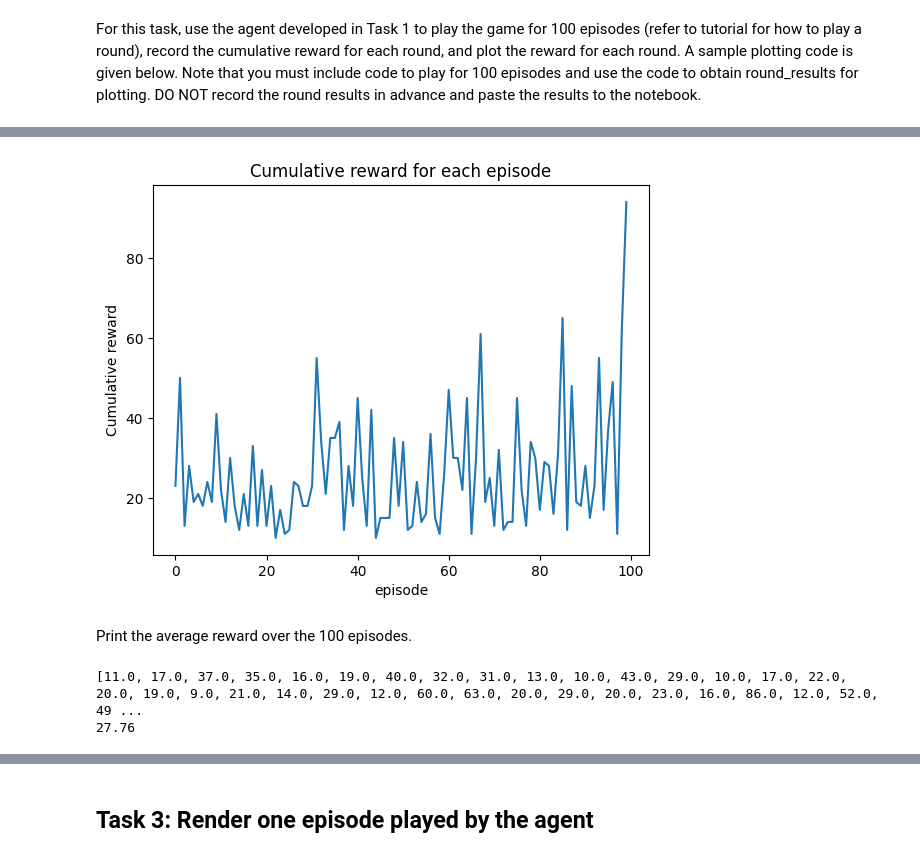
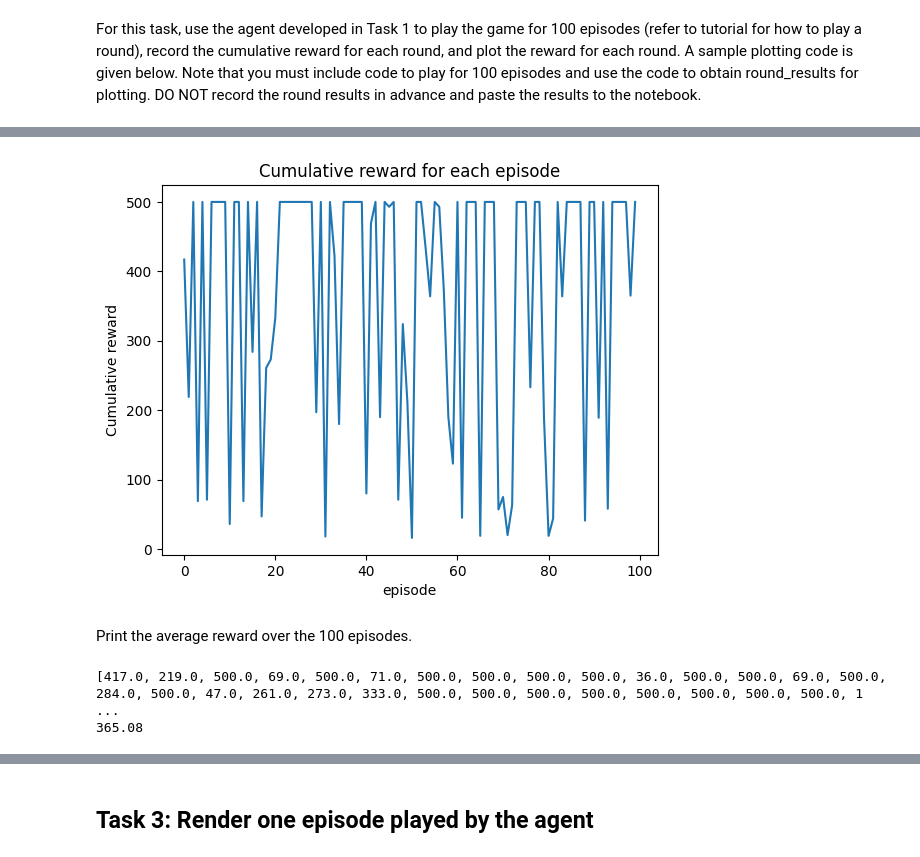
Before and after one commit to ijethmal/SC3000, a Jupyter notebook: cartpole.ipynb, the cells around one changed output, grey strips where cells are left out. Cells and saved outputs as stored; diff of their text form; code cells hidden in the pictures.

```diff
--- a/cartpole.ipynb
+++ b/cartpole.ipynb
@@ -91,7 +81,2 @@ Initial observations: [ 0.02672321 -0.01521677  0.04486221  0.01215099]
 # %% [markdown]
 For the CartPole environment, there are two possible actions: 0 for pushing to the left and 1 for pushing to the right. For example, we can push the cart to the left using code below, which returns the new observation, the current reward, an indicator of whether the game ends, and some additional information (not used in this project). For CartPole, the game ends when the pole is significantly tilted or you manage to balance the pole for 500 steps. You get exactly 1 reward for each step before the game ends (i.e., max cumulative reward is 500).
-# %%
-observation, reward, done, info = env.step(0)
-print("New observations after choosing action 0:", observation)
-print("Reward for this step:", reward)
-print("Is this round done?", done)
@@ -102,10 +83,2 @@ Is this round done? False
 # %% [markdown]
 Now we can play a full round of the game using a naive strategy (always choosing action 0), and show the cumulative reward in the round. Note that reward returned by env.step(*) corresponds to the reward for current step. So we have to accumulate the reward for each step. Clearly, the naive strategy performs poorly by surviving only a dozen of steps.
-# %%
-observation = env.reset()
-cumulative_reward = 0
-done = False
-while not done:
-    observation, reward, done, info = env.step(0)
-    cumulative_reward += reward
-print("Cumulative reward for this round:", cumulative_reward)
@@ -145,7 +112,8 @@ class MonteCarloAgent:
         self.action_space_size = action_space_size
 
         # use defaultdict to dynamically store Q-values
-        self.Q = defaultdict(int)
+        #self.Q = defaultdict(int)
+        self.Q = defaultdict(lambda: 10)  # start with high Q-values??
         self.returns = defaultdict(list)
         self.N = defaultdict(int)
         self.epsilon = 0.9  # start high
@@ -173,7 +141,7 @@ class MonteCarloAgent:
             print("no saved Q-table found. starting fresh.")
 
     def decay_epsilon(self):
-        self.epsilon = max(self.epsilon * 0.99999, self.min_epsilon)
+        self.epsilon = max(self.epsilon * 0.995, self.min_epsilon)
 
     def choose_action(self, state):
         # epsilon-greedy action selection
@@ -197,7 +165,7 @@ class MonteCarloAgent:
               self.N[state, action] += 1
 
               # Use running average for stability
-              self.Q[state, action] = sum(self.returns[(state, action)]) / self.N[state, action]
+              self.Q[state, action] += (G - self.Q[state, action]) / self.N[state, action]
 
       self.decay_epsilon()
       self.save_q_table()  # Save progress after every episode
@@ -252,0 +225,18 @@ Episode 100: Cumulative Reward = 94.0
+# %%
+# eval
+eval_rewards = []
+num_eval_episodes = 100
+
+for episode_num in range(num_eval_episodes):
+    observation = env.reset()
+    episode_reward = 0
+    done = False
+
+    while not done:
+      state = discretize_state(observation)
+      action = agent.choose_action(state)
+      observation, reward, done, info = env.step(action)
+      episode_reward += reward
+
+    eval_rewards.append(episode_reward)
+    print(f"Evaluation Episode {episode_num + 1}: Reward = {episode_reward}")
@@ -253,20 +261,20 @@ Episode 100: Cumulative Reward = 94.0
 # %%
-plt.plot(episode_results)
+plt.plot(eval_rewards)
 plt.title('Cumulative reward for each episode')
 plt.ylabel('Cumulative reward')
 plt.xlabel('episode')
 plt.show()
 # %% [output]
-[figure, old version]
+[figure, new version]
 # %% [markdown]
 Print the average reward over the 100 episodes.
 # %%
-print(episode_results)
-mean = sum(episode_results) / len(episode_results)
+print(eval_rewards)
+mean = sum(eval_rewards) / len(eval_rewards)
 print(mean)
 # %% [output]
-[11.0, 17.0, 37.0, 35.0, 16.0, 19.0, 40.0, 32.0, 31.0, 13.0, 10.0, 43.0, 29.0, 10.0, 17.0, 22.0, 20.0, 19.0, 9.0, 21.0, 14.0, 29.0, 12.0, 60.0, 63.0, 20.0, 29.0, 20.0, 23.0, 16.0, 86.0, 12.0, 52.0, 49 ...
-27.76
+[417.0, 219.0, 500.0, 69.0, 500.0, 71.0, 500.0, 500.0, 500.0, 500.0, 36.0, 500.0, 500.0, 69.0, 500.0, 284.0, 500.0, 47.0, 261.0, 273.0, 333.0, 500.0, 500.0, 500.0, 500.0, 500.0, 500.0, 500.0, 500.0, 1 ...
+365.08
 # %%
 print("Average cumulative reward:", mean)
 print("Is my agent good enough?", mean > 195)
```
Also changed, not shown: parts of 15 cells of this notebook.
